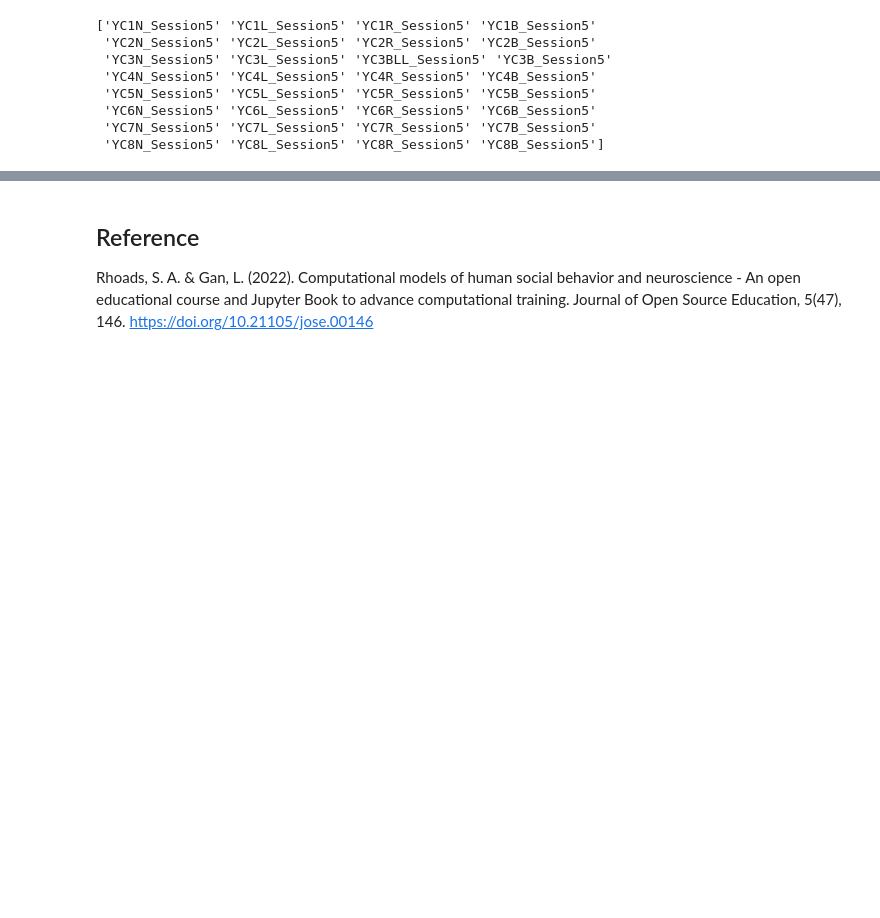
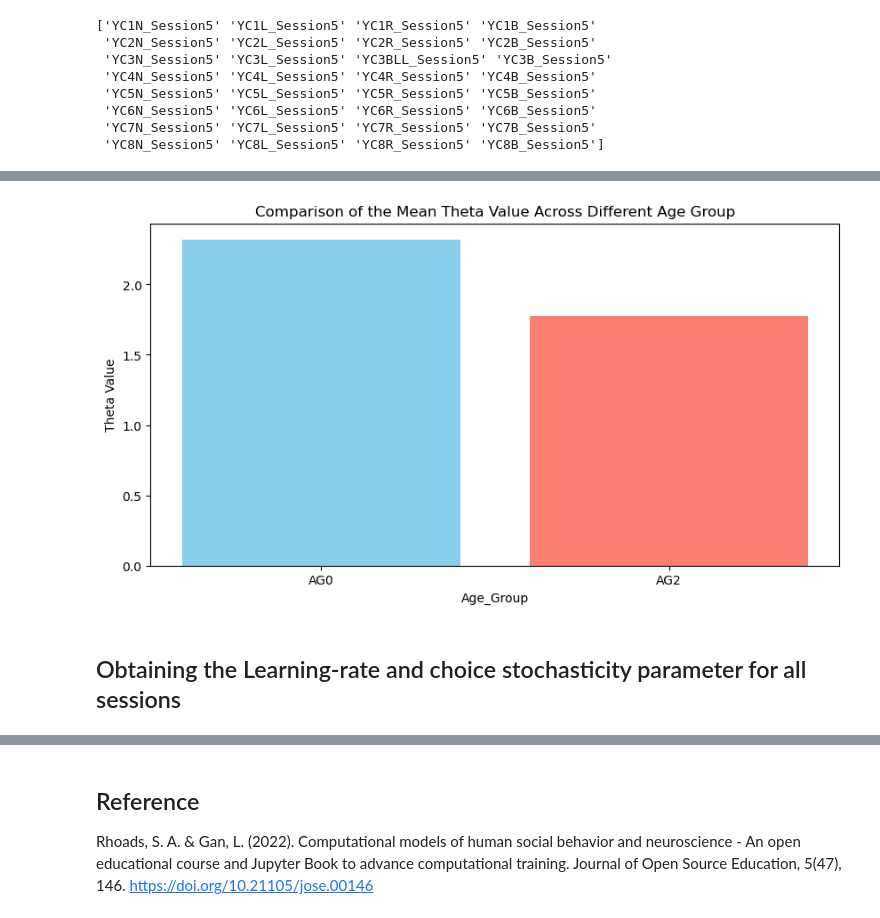
Before and after one commit to carlotoast/DRKM_Mouse_Jun25, a Jupyter notebook: KM_data_bayesian_HBM_080525.ipynb, the cells around one changed output, grey strips where cells are left out. Drawn from its saved outputs; the diff is of its cells as text; code cells hidden in the pictures; blank space fills up the shorter version.

```diff
--- a/KM_data_bayesian_HBM_080525.ipynb
+++ b/KM_data_bayesian_HBM_080525.ipynb
@@ -523,0 +592,21 @@ Mean alpha = 0.7768947578700625
+# %%
+fig = plt.figure(figsize =(10,5))
+
+#There is an outlier with stochasticity of 50
+#Removing outlier
+AG0_params_kill_Outliers = AG0_params
+del AG0_params_kill_Outliers[-3]
+
+mean_theta0 = np.mean([params[1] for params in AG0_params_kill_Outliers])
+mean_theta2 = np.mean([params[1] for params in AG2_params])
+
+
+plt.bar(['AG0', 'AG2'],[mean_theta0, mean_theta2],color=['skyblue','salmon'])
+plt.xlabel('Age_Group')
+plt.ylabel('Theta Value')
+plt.title('Comparison of the Mean Theta Value Across Different Age Group')
+plt.show()
+# %% [output]
+[figure, added]
+# %% [markdown]
+## Obtaining the Learning-rate and choice stochasticity parameter for all sessions
```
Also changed, not shown: parts of 11 cells of this notebook.
